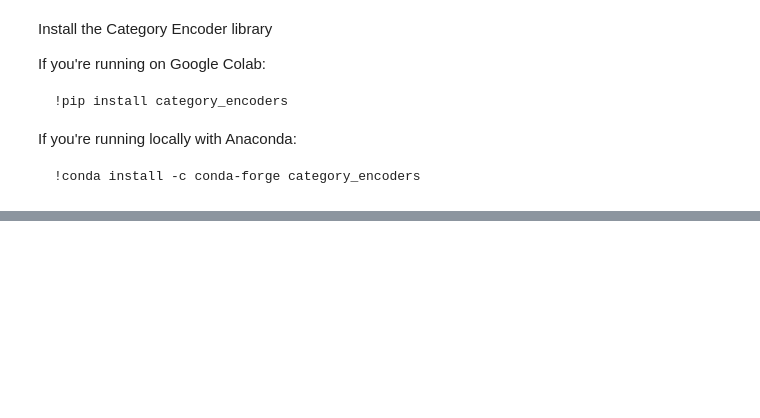
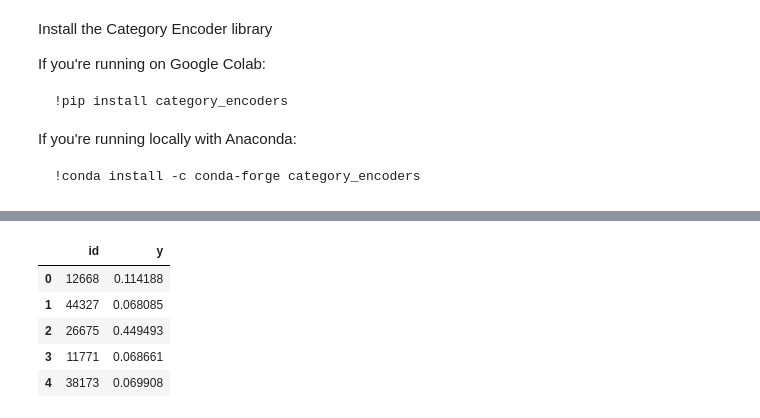
Before and after one commit to LambdaSchool/DS-Unit-2-Sprint-4-Model-Validation, a Jupyter notebook: module-1-begin-modeling-process/LS_DS_241_Begin_modeling_process.ipynb, the cells around one changed output, grey strips where cells are left out. Saved outputs shown, nothing was run; the diff lists cells and outputs as text; code cells hidden in the pictures; blank space fills up the shorter version.

```diff
--- a/module-1-begin-modeling-process/LS_DS_241_Begin_modeling_process.ipynb
+++ b/module-1-begin-modeling-process/LS_DS_241_Begin_modeling_process.ipynb
@@ -229,0 +376,11 @@ roc_auc_score(y_val, y_pred)
+# %%
+submission = sample_submission.copy()
+submission['y'] = pipeline.predict_proba(X_test)[:, 1:]
+submission.head()
+# %% [output]
+|  | id | y |
+| 0 | 12668 | 0.114188 |
+| 1 | 44327 | 0.068085 |
+| 2 | 26675 | 0.449493 |
+| 3 | 11771 | 0.068661 |
+| 4 | 38173 | 0.069908 |
```
Also changed, not shown: parts of 25 cells of this notebook.
